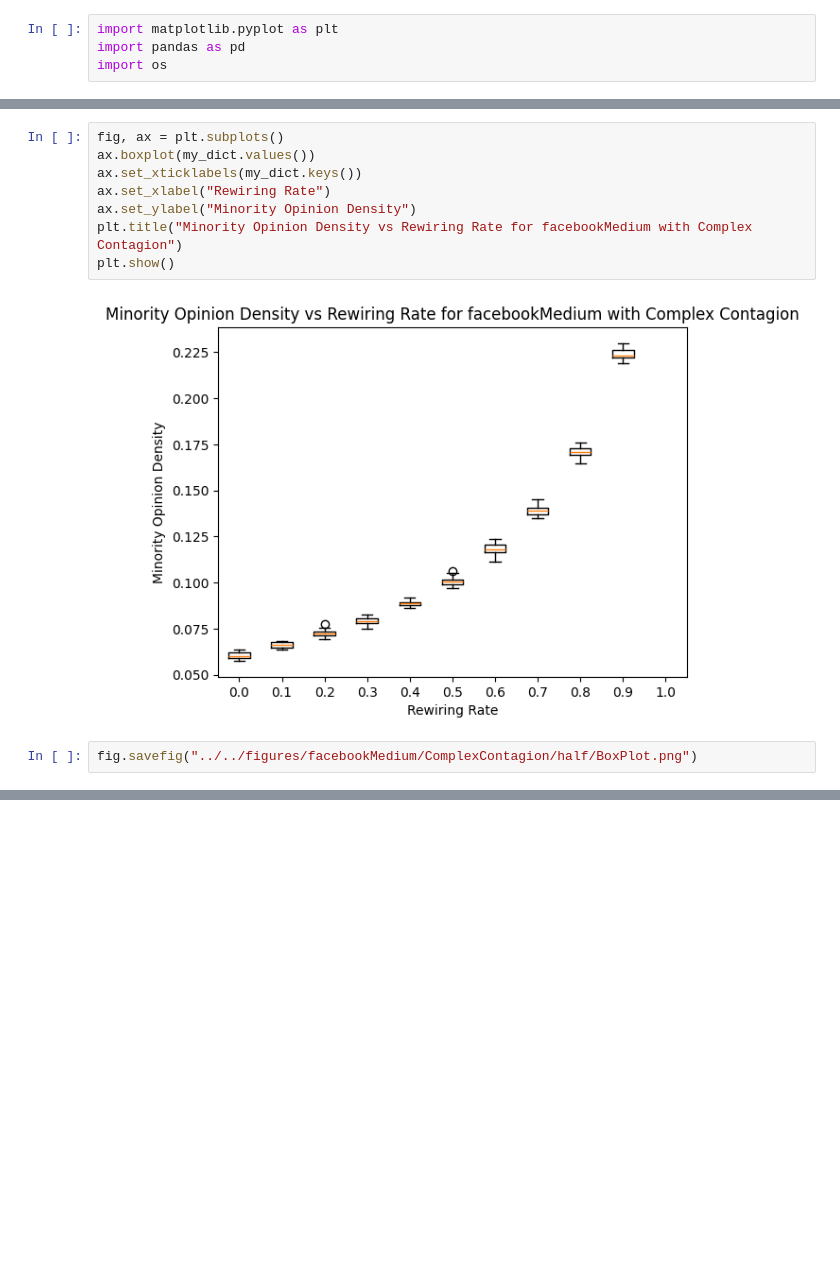
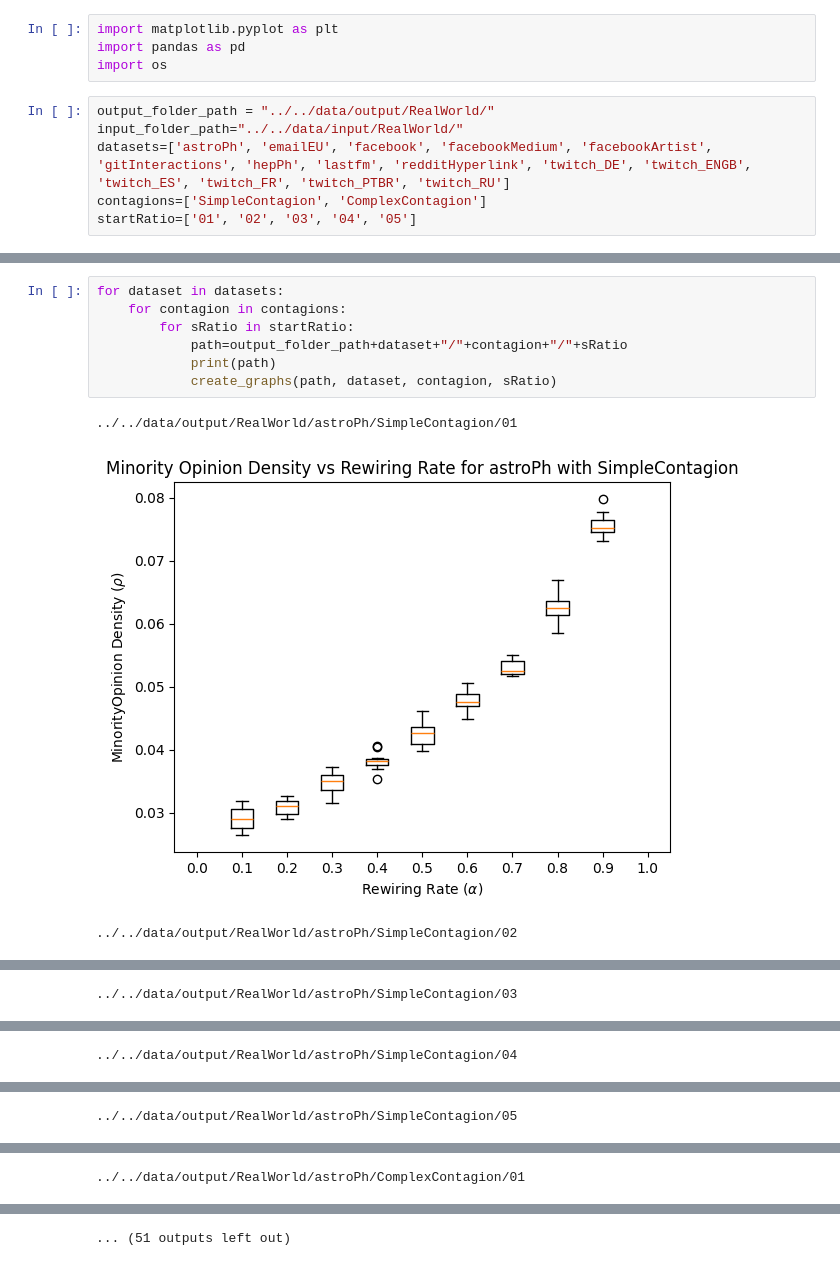
Before and after one commit to sagarswapRIT/Voter-Model, a Jupyter notebook: src/RealWorld/RealWorldBoxPlots.ipynb, the cells around one changed output, grey strips where cells are left out. Saved outputs shown, nothing was run; the diff lists cells and outputs as text; blank space fills up the shorter version.

Commit message:
Added code for general real world figures

```diff
--- a/src/RealWorld/RealWorldBoxPlots.ipynb
+++ b/src/RealWorld/RealWorldBoxPlots.ipynb
@@ -2,4 +2,10 @@
 import matplotlib.pyplot as plt
 import pandas as pd
 import os
+# %%
+output_folder_path = "../../data/output/RealWorld/"
+input_folder_path="../../data/input/RealWorld/"
+datasets=['astroPh', 'emailEU', 'facebook', 'facebookMedium', 'facebookArtist', 'gitInteractions', 'hepPh', 'lastfm', 'redditHyperlink', 'twitch_DE', 'twitch_ENGB', 'twitch_ES', 'twitch_FR', 'twitch_PTBR', 'twitch_RU']
+contagions=['SimpleContagion', 'ComplexContagion']
+startRatio=['01', '02', '03', '04', '05']
 # %%
@@ -56,12 +69,11 @@ print(my_dict)
-# %%
-fig, ax = plt.subplots()
-ax.boxplot(my_dict.values())
-ax.set_xticklabels(my_dict.keys())
-ax.set_xlabel("Rewiring Rate")
-ax.set_ylabel("Minority Opinion Density")
-plt.title("Minority Opinion Density vs Rewiring Rate for facebookMedium with Complex Contagion")
-plt.show()
-# %% [output]
-[figure, removed]
-# %%
-fig.savefig("../../figures/facebookMedium/ComplexContagion/half/BoxPlot.png")
+# %%
+for dataset in datasets:
+    for contagion in contagions:
+        for sRatio in startRatio:
+            path=output_folder_path+dataset+"/"+contagion+"/"+sRatio
+            print(path)
+            create_graphs(path, dataset, contagion, sRatio)
+# %% [output]
+../../data/output/RealWorld/astroPh/SimpleContagion/01
+[figure, added]
+../../data/output/RealWorld/astroPh/SimpleContagion/02
@@ -67,0 +81 @@ fig.savefig("../../figures/facebookMedium/ComplexContagion/half/BoxPlot.png")
+../../data/output/RealWorld/astroPh/SimpleContagion/03
@@ -67,0 +83 @@ fig.savefig("../../figures/facebookMedium/ComplexContagion/half/BoxPlot.png")
+../../data/output/RealWorld/astroPh/SimpleContagion/04
@@ -67,0 +85 @@ fig.savefig("../../figures/facebookMedium/ComplexContagion/half/BoxPlot.png")
+../../data/output/RealWorld/astroPh/SimpleContagion/05
@@ -67,0 +87 @@ fig.savefig("../../figures/facebookMedium/ComplexContagion/half/BoxPlot.png")
+../../data/output/RealWorld/astroPh/ComplexContagion/01
@@ -67,0 +89 @@ fig.savefig("../../figures/facebookMedium/ComplexContagion/half/BoxPlot.png")
+... (51 outputs left out)
```
Also changed, not shown: parts of 4 cells of this notebook, 4 other files.
